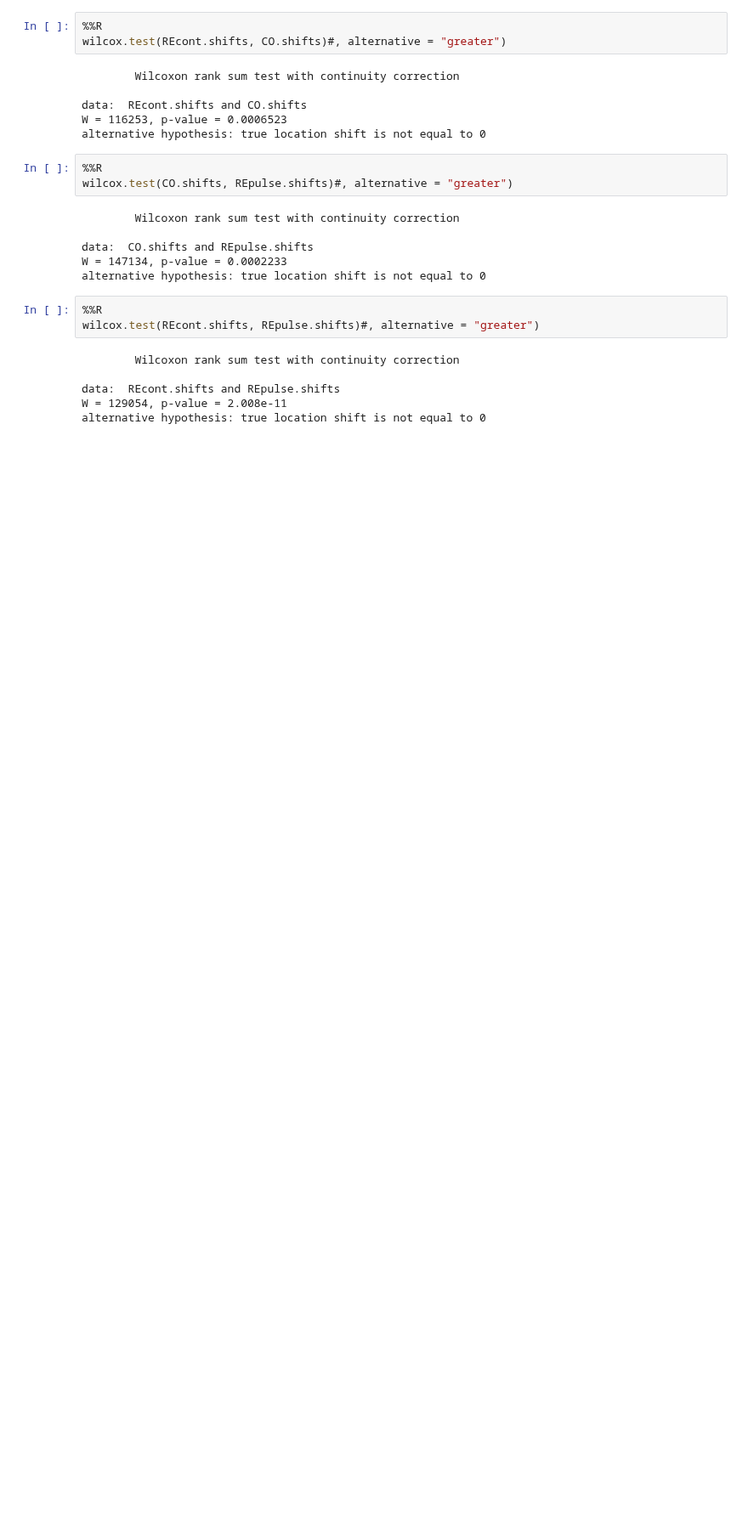
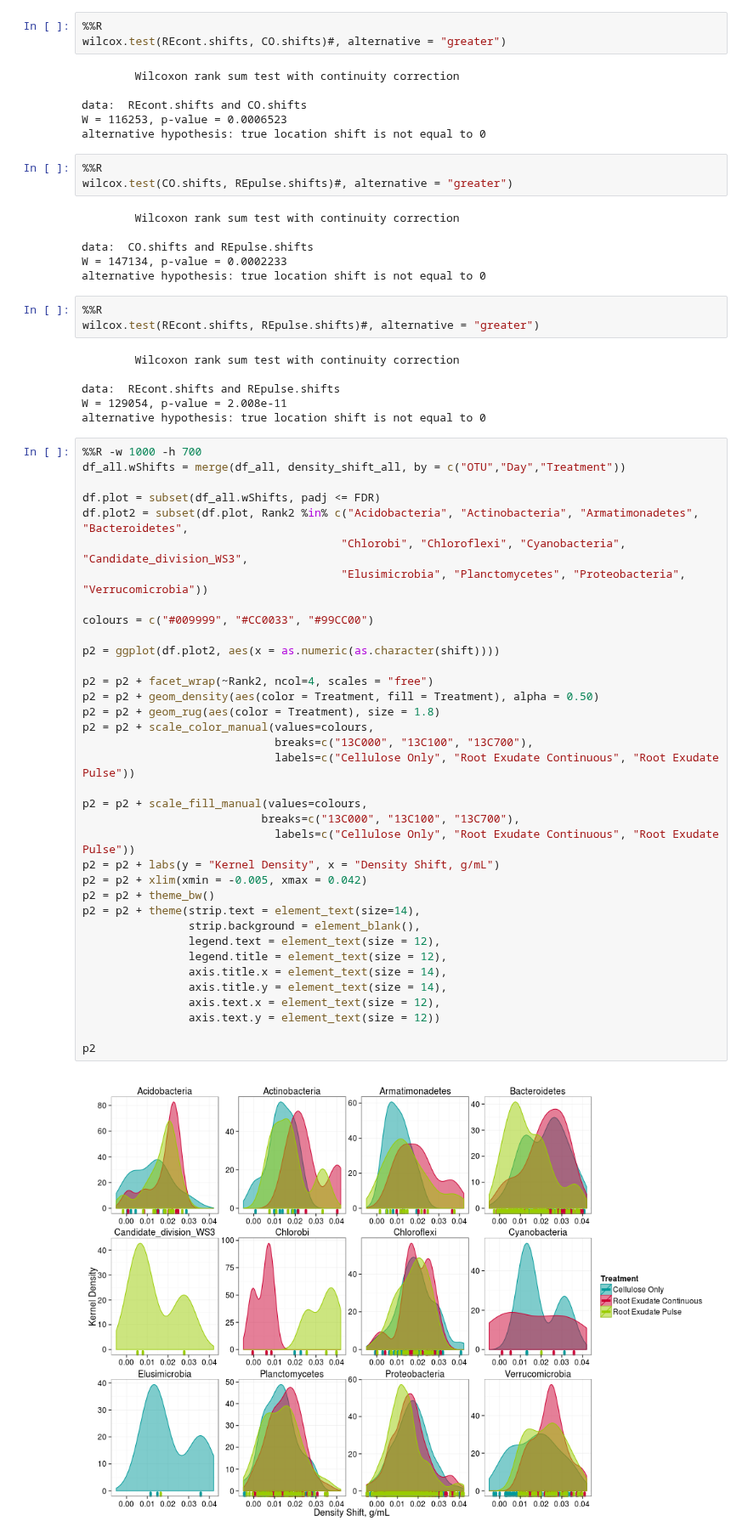
Before and after one commit to acampbellina/priming, a Jupyter notebook: Density_shifts.ipynb, the cells around one changed output. Shown at 85% size. Saved outputs shown, nothing was run; the diff lists cells and outputs as text; blank space fills up the shorter version.

Commit message:
added density shift by phylum fig

```diff
--- a/Density_shifts.ipynb
+++ b/Density_shifts.ipynb
@@ -224,3 +224,41 @@ wilcox.test(REcont.shifts, REpulse.shifts)#, alternative = "greater")
 data:  REcont.shifts and REpulse.shifts
 W = 129054, p-value = 2.008e-11
 alternative hypothesis: true location shift is not equal to 0
+# %%
+%%R -w 1000 -h 700
+df_all.wShifts = merge(df_all, density_shift_all, by = c("OTU","Day","Treatment"))
+
+df.plot = subset(df_all.wShifts, padj <= FDR)
+df.plot2 = subset(df.plot, Rank2 %in% c("Acidobacteria", "Actinobacteria", "Armatimonadetes", "Bacteroidetes",
+                                       "Chlorobi", "Chloroflexi", "Cyanobacteria", "Candidate_division_WS3",
+                                       "Elusimicrobia", "Planctomycetes", "Proteobacteria", "Verrucomicrobia"))
+
+colours = c("#009999", "#CC0033", "#99CC00")
+
+p2 = ggplot(df.plot2, aes(x = as.numeric(as.character(shift))))
+
+p2 = p2 + facet_wrap(~Rank2, ncol=4, scales = "free")
+p2 = p2 + geom_density(aes(color = Treatment, fill = Treatment), alpha = 0.50)
+p2 = p2 + geom_rug(aes(color = Treatment), size = 1.8)
+p2 = p2 + scale_color_manual(values=colours,
+                             breaks=c("13C000", "13C100", "13C700"),
+                             labels=c("Cellulose Only", "Root Exudate Continuous", "Root Exudate Pulse"))
+
+p2 = p2 + scale_fill_manual(values=colours,
+                           breaks=c("13C000", "13C100", "13C700"),
+                             labels=c("Cellulose Only", "Root Exudate Continuous", "Root Exudate Pulse"))
+p2 = p2 + labs(y = "Kernel Density", x = "Density Shift, g/mL")
+p2 = p2 + xlim(xmin = -0.005, xmax = 0.042)
+p2 = p2 + theme_bw()
+p2 = p2 + theme(strip.text = element_text(size=14),
+                strip.background = element_blank(),
+                legend.text = element_text(size = 12),
+                legend.title = element_text(size = 12),
+                axis.title.x = element_text(size = 14),
+                axis.title.y = element_text(size = 14),
+                axis.text.x = element_text(size = 12),
+                axis.text.y = element_text(size = 12))
+
+p2
+# %% [output]
+[figure, added]
```
Also changed, not shown: parts of 13 cells of this notebook, 6 other files.
